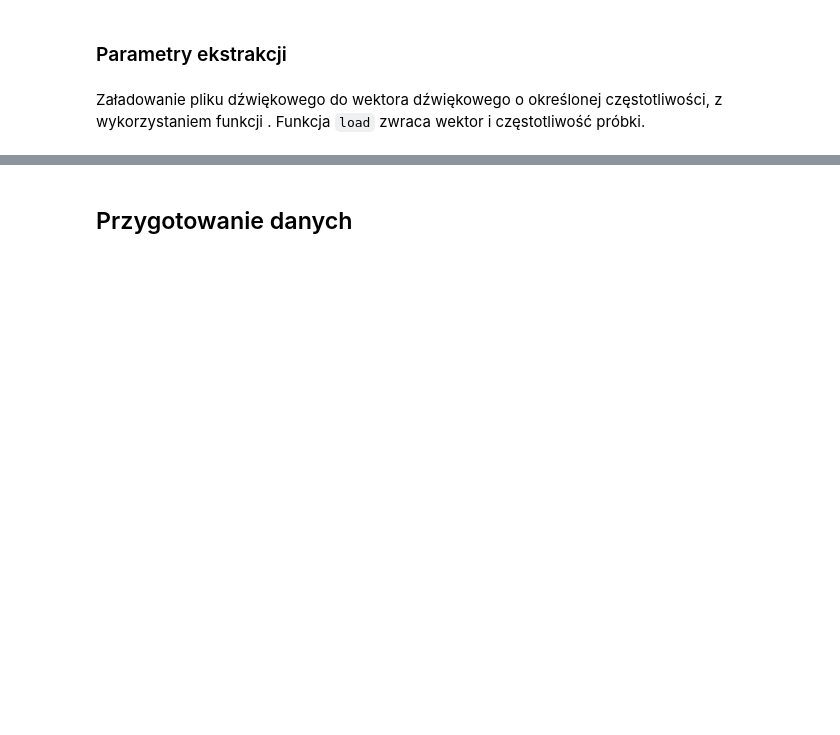
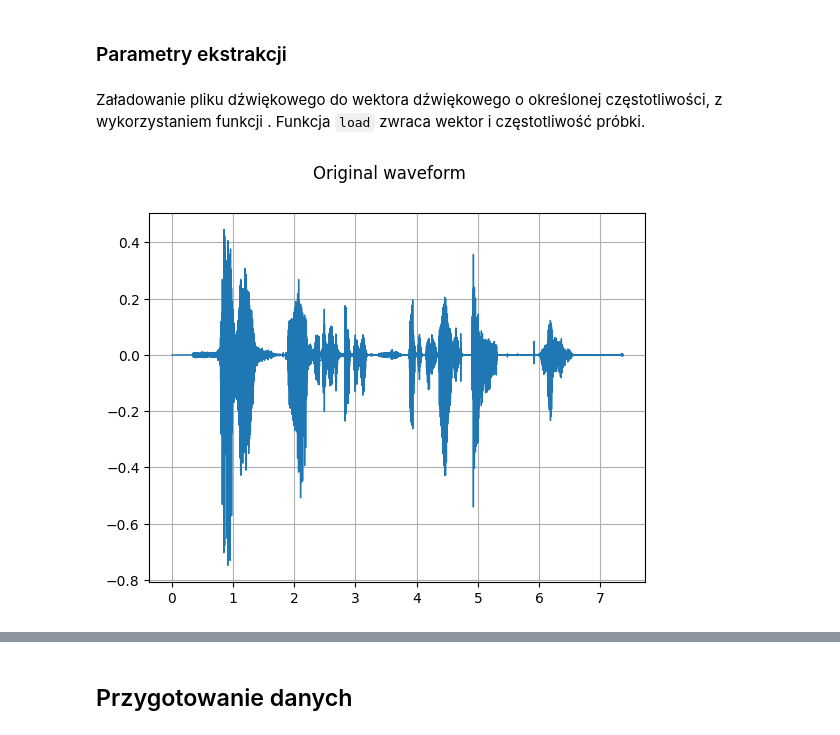
Before and after one commit to limisie/sm-speaker-identification-cnn, a Jupyter notebook: speaker_recognition.ipynb, the cells around one changed output, grey strips where cells are left out. Drawn from its saved outputs; the diff is of its cells as text; code cells hidden in the pictures; blank space fills up the shorter version.

```diff
--- a/speaker_recognition.ipynb
+++ b/speaker_recognition.ipynb
@@ -71,8 +77,6 @@ def plot_spectrogram(sg, title, ylabel):
     plt.show(block=False)
 
 def plot_waveform(waveform, sr, title="Waveform"):
-    waveform = waveform.numpy()
-
     num_channels, num_frames = waveform.shape
     time_axis = torch.arange(0, num_frames) / sr
 
@@ -81,10 +85,21 @@ def plot_waveform(waveform, sr, title="Waveform"):
     axes.grid(True)
     figure.suptitle(title)
     plt.show(block=False)
+
+def preprocess_wav(filename):
+    import noisereduce as nr
+    waveform, sample_rate = torchaudio.load(filename)
+
+    reduced_noise = nr.reduce_noise(y = waveform, sr=sample_rate, thresh_n_mult_nonstationary=2,stationary=False)
+
+    return reduced_noise, sample_rate
 # %% [markdown]
 Załadowanie pliku dźwiękowego do wektora dźwiękowego o określonej częstotliwości, z wykorzystaniem funkcji . Funkcja `load` zwraca wektor i częstotliwość próbki.
 # %%
+
 test_file = "audio/test.wav"
 SPEECH_WAVEFORM, SAMPLE_RATE = torchaudio.load(test_file)
-plot_waveform(SPEECH_WAVEFORM, SAMPLE_RATE, title="Original waveform")
+plot_waveform(SPEECH_WAVEFORM.numpy(), SAMPLE_RATE, title="Original waveform")
 ipd.Audio(SPEECH_WAVEFORM, rate=SAMPLE_RATE)
+# %% [output]
+[figure, added]
```
Also changed, not shown: parts of 5 cells of this notebook, 1 other file.
